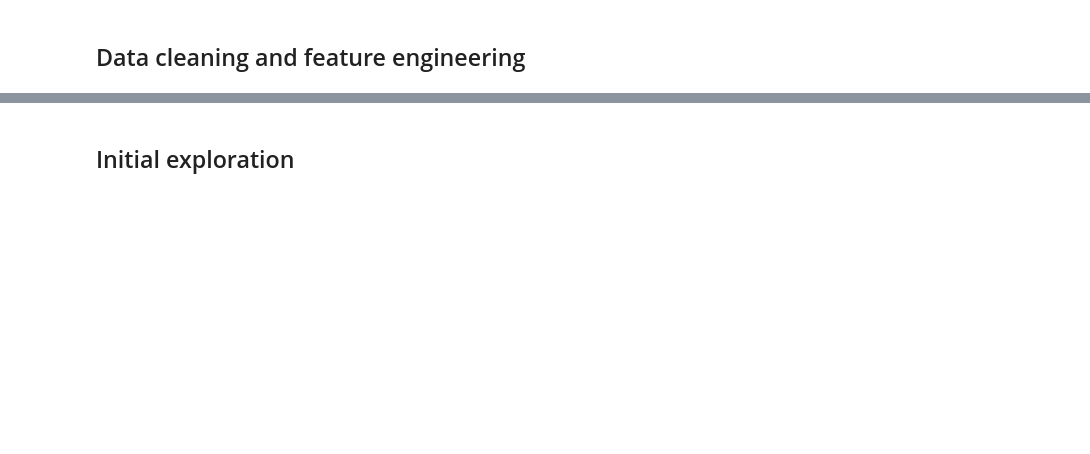
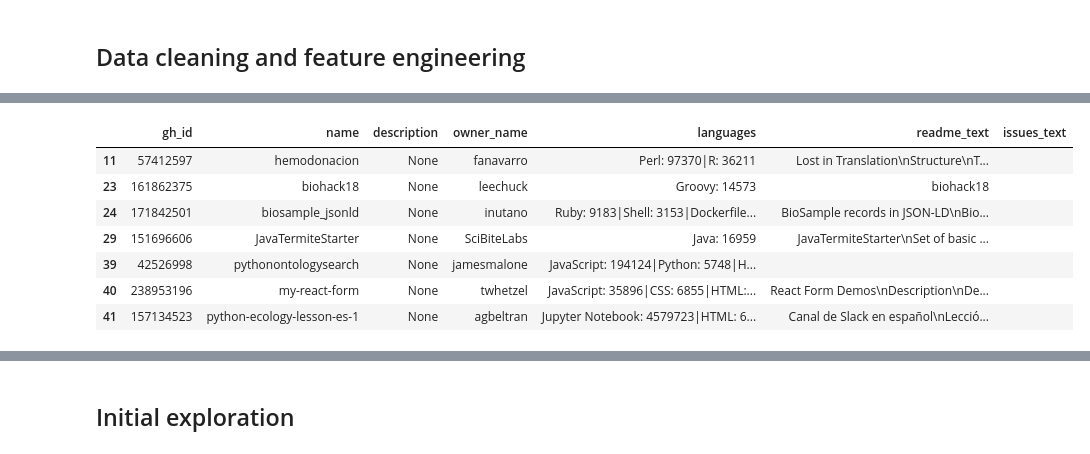
Before and after one commit to weso-edma/hercules-challenge-git, a Jupyter notebook: notebooks/1_Data_Fetching.ipynb, the cells around one changed output, grey strips where cells are left out. Drawn from its saved outputs; the diff is of its cells as text; code cells hidden in the pictures; blank space fills up the shorter version.

Commit message:
Clean text and initial exploration

```diff
--- a/notebooks/1_Data_Fetching.ipynb
+++ b/notebooks/1_Data_Fetching.ipynb
@@ -171,0 +196,11 @@ df.head()
+# %%
+df[df.isnull().any(axis=1)]
+# %% [output]
+|  | gh_id | name | description | owner_name | languages | readme_text | issues_text |
+| 11 | 57412597 | hemodonacion | None | fanavarro | Perl: 97370|R: 36211 | Lost in Translation\nStructure\nT... |  |
+| 23 | 161862375 | biohack18 | None | leechuck | Groovy: 14573 | biohack18 |  |
+| 24 | 171842501 | biosample_jsonld | None | inutano | Ruby: 9183|Shell: 3153|Dockerfile... | BioSample records in JSON-LD\nBio... |  |
+| 29 | 151696606 | JavaTermiteStarter | None | SciBiteLabs | Java: 16959 | JavaTermiteStarter\nSet of basic ... |  |
+| 39 | 42526998 | pythonontologysearch | None | jamesmalone | JavaScript: 194124|Python: 5748|H... |  |  |
+| 40 | 238953196 | my-react-form | None | twhetzel | JavaScript: 35896|CSS: 6855|HTML:... | React Form Demos\nDescription\nDe... |  |
+| 41 | 157134523 | python-ecology-lesson-es-1 | None | agbeltran | Jupyter Notebook: 4579723|HTML: 6... | Canal de Slack en español\nLecció... |  |
```
Also changed, not shown: parts of 14 cells of this notebook, 2 other files.
